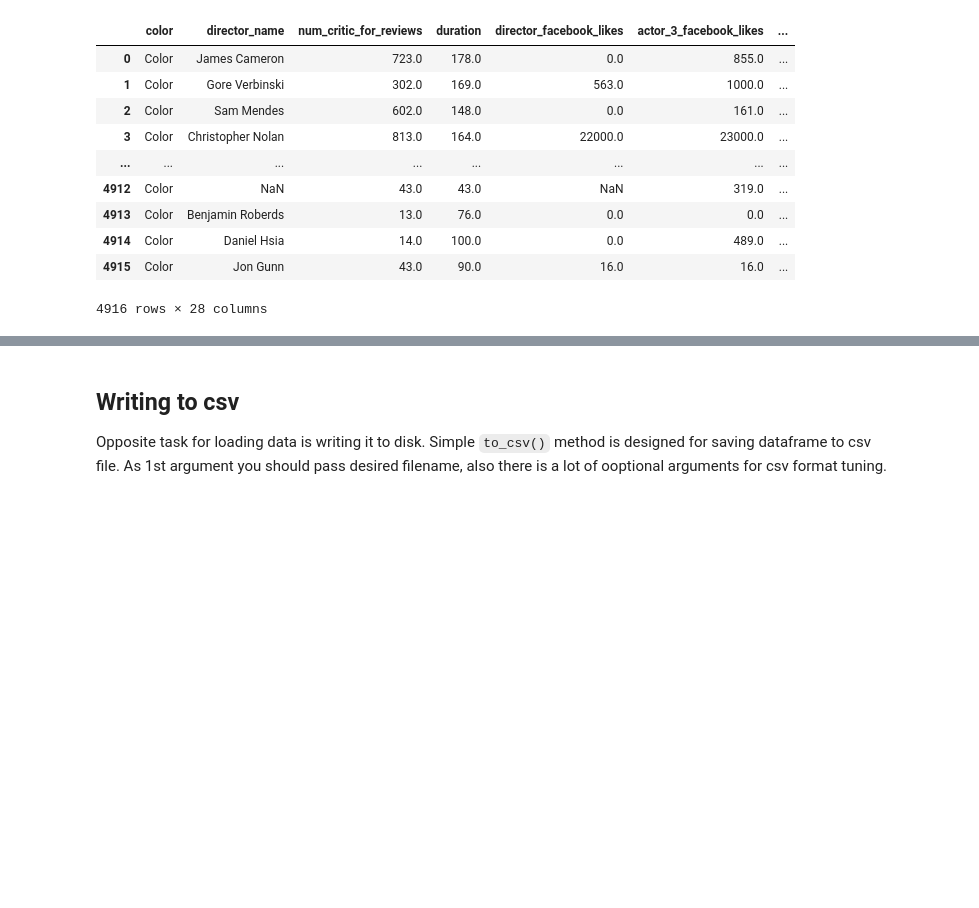
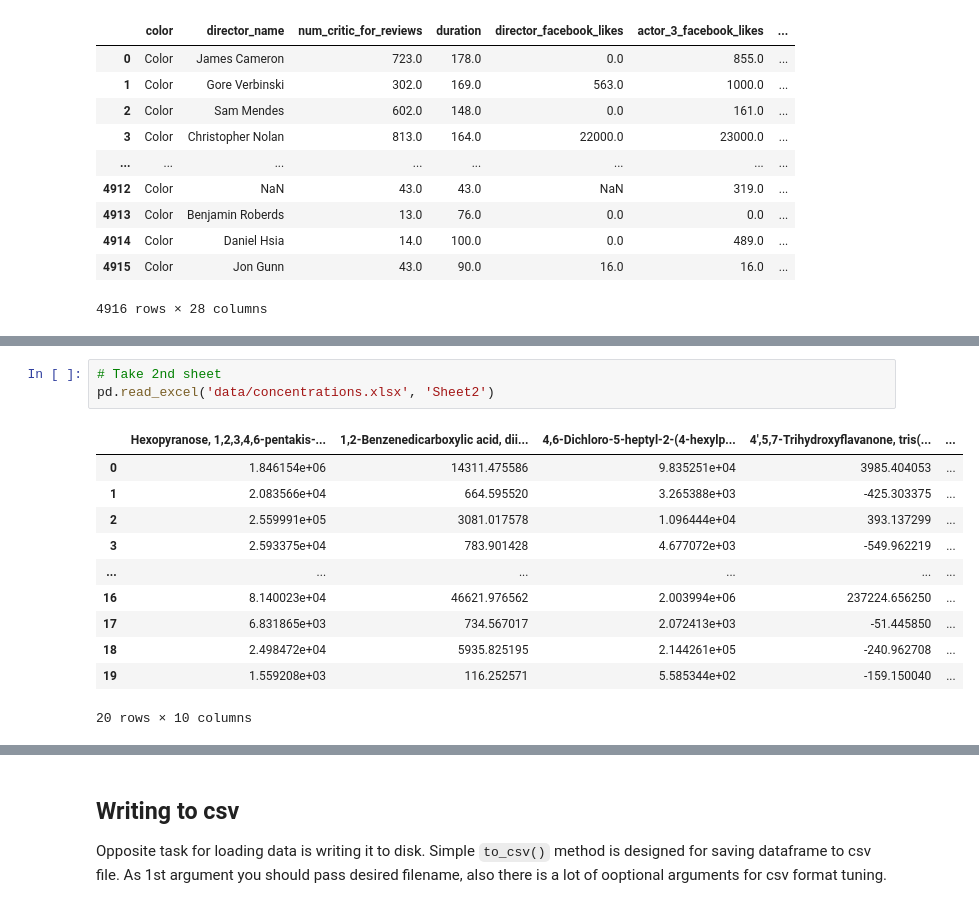
Before and after one commit to Serfentum/ML2018, a Jupyter notebook: pandas/1_creating_reading.ipynb, the cells around one changed output, grey strips where cells are left out. Saved outputs shown, nothing was run; the diff lists cells and outputs as text; blank space fills up the shorter version.

```diff
--- a/pandas/1_creating_reading.ipynb
+++ b/pandas/1_creating_reading.ipynb
@@ -125,0 +152,15 @@ movie
+# %%
+# Take 2nd sheet
+pd.read_excel('data/concentrations.xlsx', 'Sheet2')
+# %% [output]
+|  | Hexopyranose, 1,2,3,4,6-pentakis-... | 1,2-Benzenedicarboxylic acid, dii... | 4,6-Dichloro-5-heptyl-2-(4-hexylp... | 4',5,7-Trihydroxyflavanone, tris(... | ... |
+| 0 | 1.846154e+06 | 14311.475586 | 9.835251e+04 | 3985.404053 | ... |
+| 1 | 2.083566e+04 | 664.595520 | 3.265388e+03 | -425.303375 | ... |
+| 2 | 2.559991e+05 | 3081.017578 | 1.096444e+04 | 393.137299 | ... |
+| 3 | 2.593375e+04 | 783.901428 | 4.677072e+03 | -549.962219 | ... |
+| ... | ... | ... | ... | ... | ... |
+| 16 | 8.140023e+04 | 46621.976562 | 2.003994e+06 | 237224.656250 | ... |
+| 17 | 6.831865e+03 | 734.567017 | 2.072413e+03 | -51.445850 | ... |
+| 18 | 2.498472e+04 | 5935.825195 | 2.144261e+05 | -240.962708 | ... |
+| 19 | 1.559208e+03 | 116.252571 | 5.585344e+02 | -159.150040 | ... |
+20 rows × 10 columns
```
Also changed, not shown: parts of 3 cells of this notebook, 1 other file.
